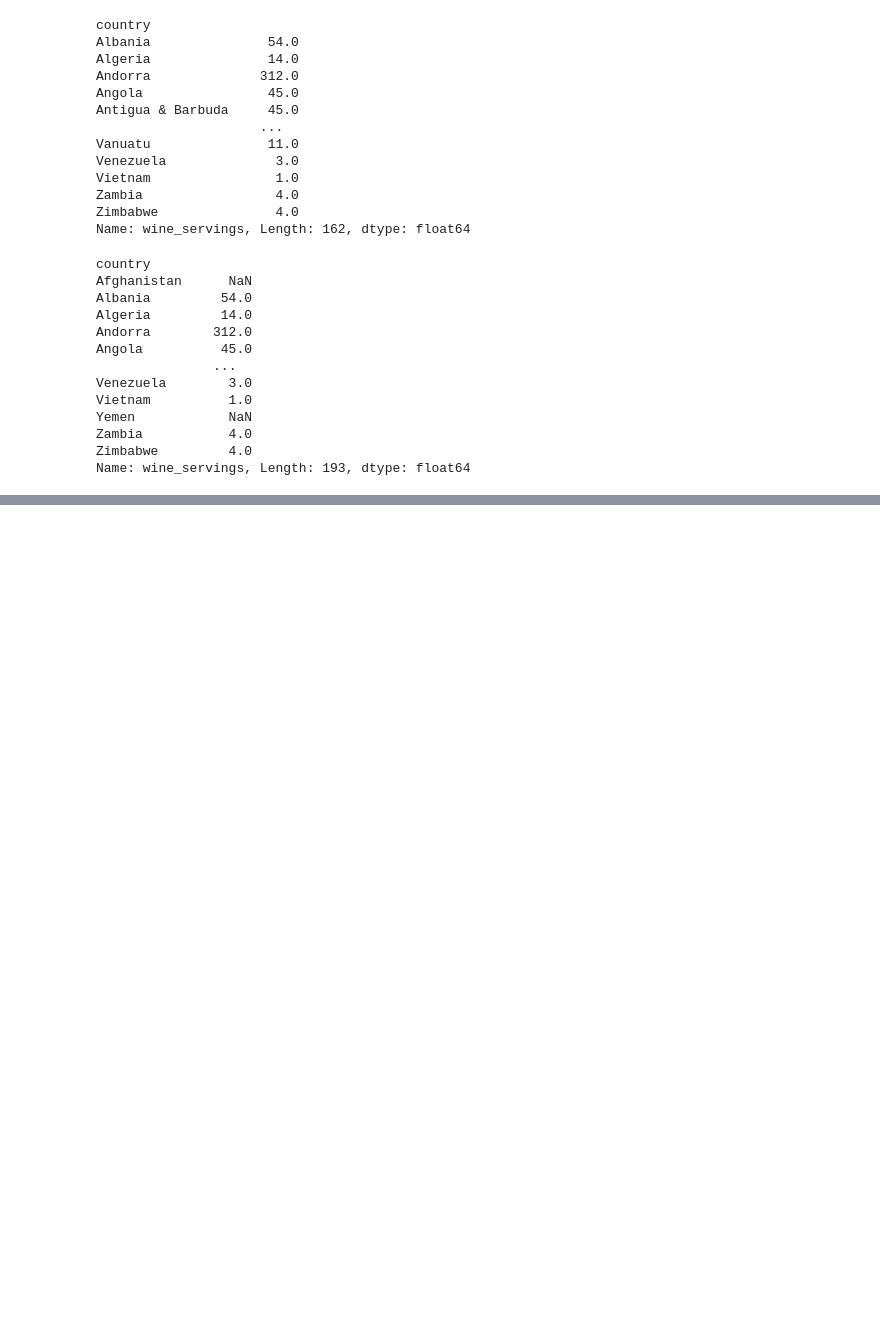
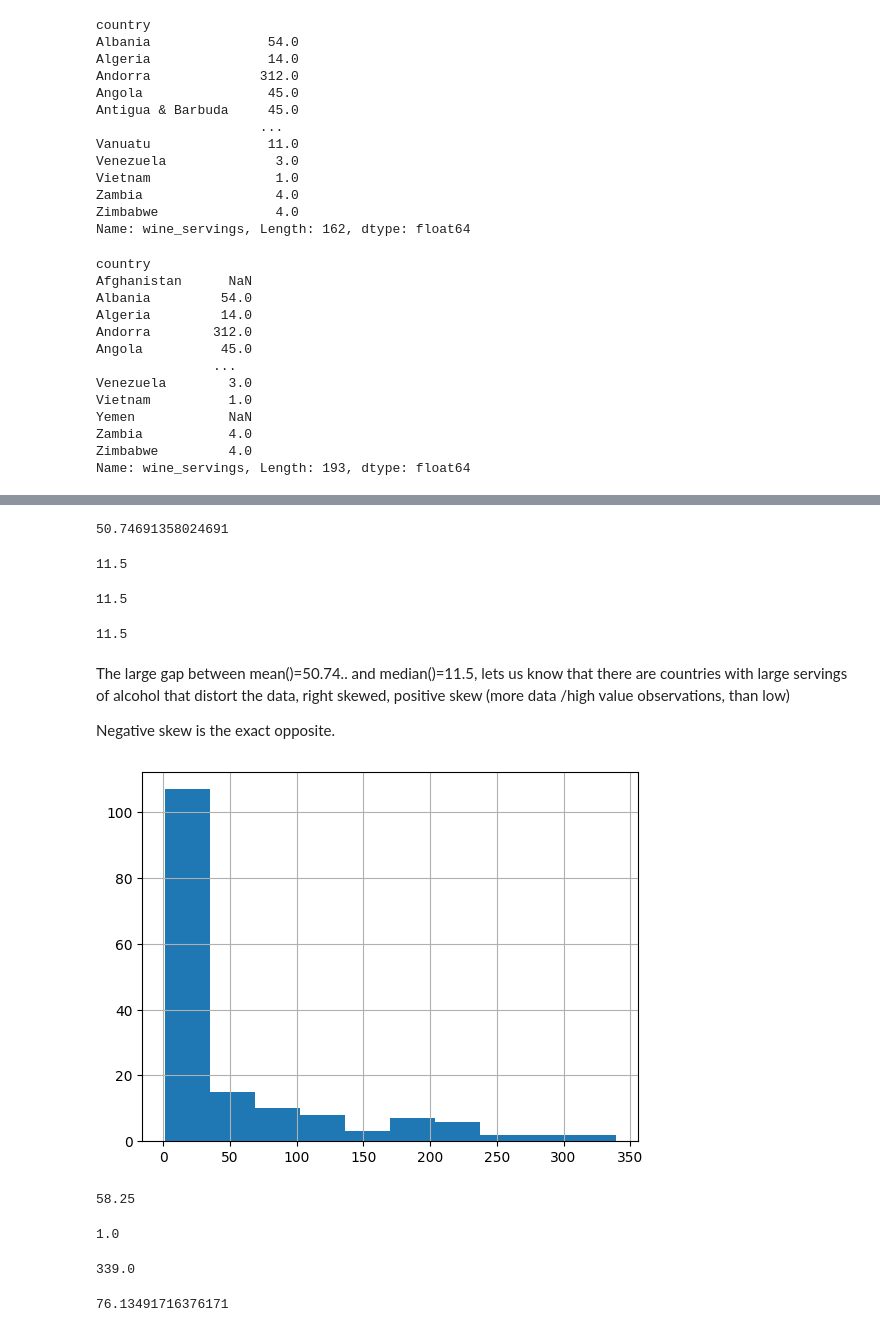
Before and after one commit to happycode-ch/pandas_colab, a Jupyter notebook: 3_Methods_and_Handeling.ipynb, the cells around one changed output, grey strips where cells are left out. Cells and saved outputs as stored; diff of their text form; code cells hidden in the pictures; blank space fills up the shorter version.

Commit message:
ended with mode() and value_counts() - Descriptive Statistics

```diff
--- a/3_Methods_and_Handeling.ipynb
+++ b/3_Methods_and_Handeling.ipynb
@@ -425,0 +426,2 @@ Name: wine_servings, Length: 193, dtype: float64
+# %%
+alcohol.fillna(100, inplace=False) # replaces NAs with something else
@@ -425,0 +453,25 @@ Name: wine_servings, Length: 193, dtype: float64
+# %%
+alcohol.mean()
+# %% [output]
+50.74691358024691
+# %%
+# Median: middelmost element / number
+alcohol.median()
+# %% [output]
+11.5
+# %%
+alcohol.quantile(q=.5)
+# %% [output]
+11.5
+# %%
+alcohol.quantile(.5)
+# %% [output]
+11.5
+# %% [markdown]
+The large gap between mean()=50.74.. and median()=11.5, lets us know that there are countries with large servings of alcohol that distort the data, right skewed, positive skew (more data /high value observations, than low)
+
+Negative skew is the exact opposite.
+# %%
+alcohol.hist(); # mean exceeds the median
+# %% [output]
+[figure, added]
@@ -425,0 +481,18 @@ Name: wine_servings, Length: 193, dtype: float64
+# %%
+iqr # data is not distributed symetrically, almost five times the median
+# %% [output]
+58.25
+# %%
+# min and max
+alcohol.min()
+# %% [output]
+1.0
+# %%
+alcohol.max()
+# %% [output]
+339.0
+# %%
+# standard deviation
+alcohol.std()
+# %% [output]
+76.13491716376171
```
Also changed, not shown: parts of 21 cells of this notebook.
